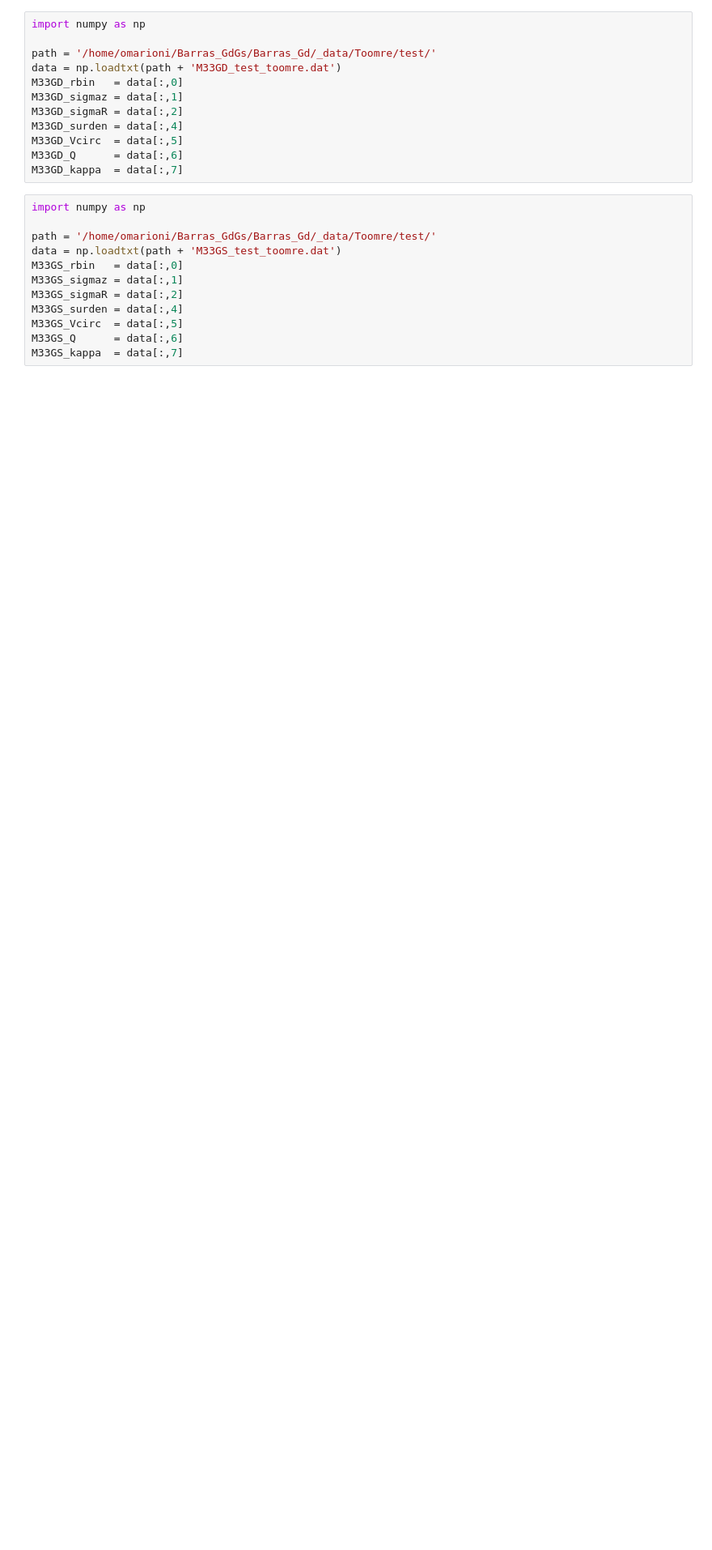
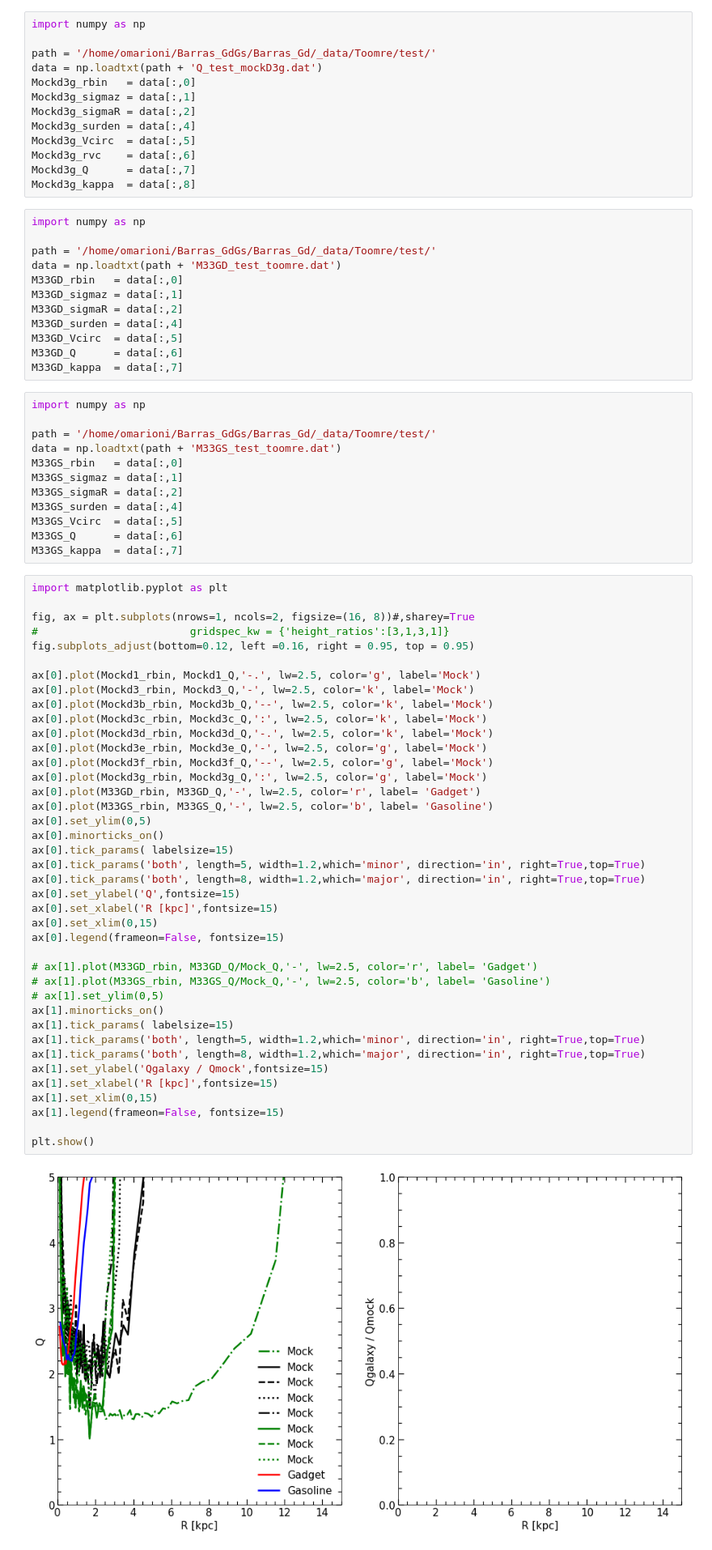
Before and after one commit to ornemarioni/Barras_GdGs, a Jupyter notebook: Barras_Gd/programs/Q_compared_test.ipynb, the cells around one changed output. Shown at 81% size. Drawn from its saved outputs; the diff is of its cells as text; blank space fills up the shorter version.

```diff
--- a/Barras_Gd/programs/Q_compared_test.ipynb
+++ b/Barras_Gd/programs/Q_compared_test.ipynb
@@ -16,3 +94,16 @@ Mock_kappa  = data[:,8]
+# %%
+import numpy as np
+
+path = '/home/omarioni/Barras_GdGs/Barras_Gd/_data/Toomre/test/'
+data = np.loadtxt(path + 'Q_test_mockD3g.dat')
+Mockd3g_rbin   = data[:,0]
+Mockd3g_sigmaz = data[:,1]
+Mockd3g_sigmaR = data[:,2]
+Mockd3g_surden = data[:,4]
+Mockd3g_Vcirc  = data[:,5]
+Mockd3g_rvc    = data[:,6]
+Mockd3g_Q      = data[:,7]
+Mockd3g_kappa  = data[:,8]
 # %%
 import numpy as np
 
@@ -37,3 +128,45 @@ M33GS_surden = data[:,4]
 M33GS_Vcirc  = data[:,5]
 M33GS_Q      = data[:,6]
 M33GS_kappa  = data[:,7]
+# %%
+import matplotlib.pyplot as plt
+
+fig, ax = plt.subplots(nrows=1, ncols=2, figsize=(16, 8))#,sharey=True
+#                        gridspec_kw = {'height_ratios':[3,1,3,1]}
+fig.subplots_adjust(bottom=0.12, left =0.16, right = 0.95, top = 0.95)
+
+ax[0].plot(Mockd1_rbin, Mockd1_Q,'-.', lw=2.5, color='g', label='Mock')
+ax[0].plot(Mockd3_rbin, Mockd3_Q,'-', lw=2.5, color='k', label='Mock')
+ax[0].plot(Mockd3b_rbin, Mockd3b_Q,'--', lw=2.5, color='k', label='Mock')
+ax[0].plot(Mockd3c_rbin, Mockd3c_Q,':', lw=2.5, color='k', label='Mock')
+ax[0].plot(Mockd3d_rbin, Mockd3d_Q,'-.', lw=2.5, color='k', label='Mock')
+ax[0].plot(Mockd3e_rbin, Mockd3e_Q,'-', lw=2.5, color='g', label='Mock')
+ax[0].plot(Mockd3f_rbin, Mockd3f_Q,'--', lw=2.5, color='g', label='Mock')
+ax[0].plot(Mockd3g_rbin, Mockd3g_Q,':', lw=2.5, color='g', label='Mock')
+ax[0].plot(M33GD_rbin, M33GD_Q,'-', lw=2.5, color='r', label= 'Gadget')
+ax[0].plot(M33GS_rbin, M33GS_Q,'-', lw=2.5, color='b', label= 'Gasoline')
+ax[0].set_ylim(0,5)
+ax[0].minorticks_on()
+ax[0].tick_params( labelsize=15)
+ax[0].tick_params('both', length=5, width=1.2,which='minor', direction='in', right=True,top=True)
+ax[0].tick_params('both', length=8, width=1.2,which='major', direction='in', right=True,top=True)
+ax[0].set_ylabel('Q',fontsize=15)
+ax[0].set_xlabel('R [kpc]',fontsize=15)
+ax[0].set_xlim(0,15)
+ax[0].legend(frameon=False, fontsize=15)
+
+# ax[1].plot(M33GD_rbin, M33GD_Q/Mock_Q,'-', lw=2.5, color='r', label= 'Gadget')
+# ax[1].plot(M33GS_rbin, M33GS_Q/Mock_Q,'-', lw=2.5, color='b', label= 'Gasoline')
+# ax[1].set_ylim(0,5)
+ax[1].minorticks_on()
+ax[1].tick_params( labelsize=15)
+ax[1].tick_params('both', length=5, width=1.2,which='minor', direction='in', right=True,top=True)
+ax[1].tick_params('both', length=8, width=1.2,which='major', direction='in', right=True,top=True)
+ax[1].set_ylabel('Qgalaxy / Qmock',fontsize=15)
+ax[1].set_xlabel('R [kpc]',fontsize=15)
+ax[1].set_xlim(0,15)
+ax[1].legend(frameon=False, fontsize=15)
+
+plt.show()
+# %% [output]
+[figure, added]
```
Also changed, not shown: parts of 18 cells of this notebook, 6 other files.
